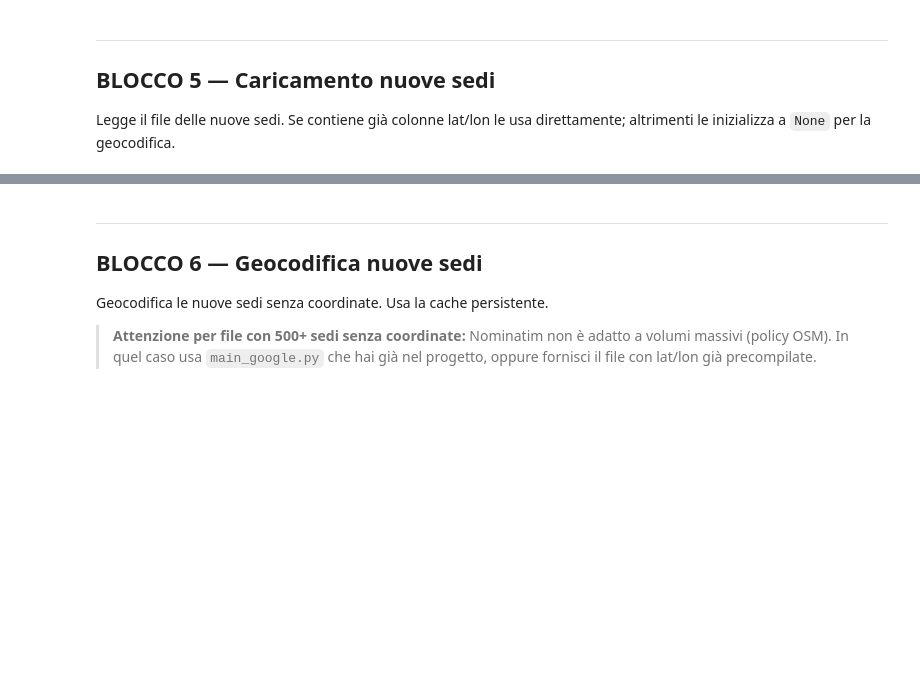
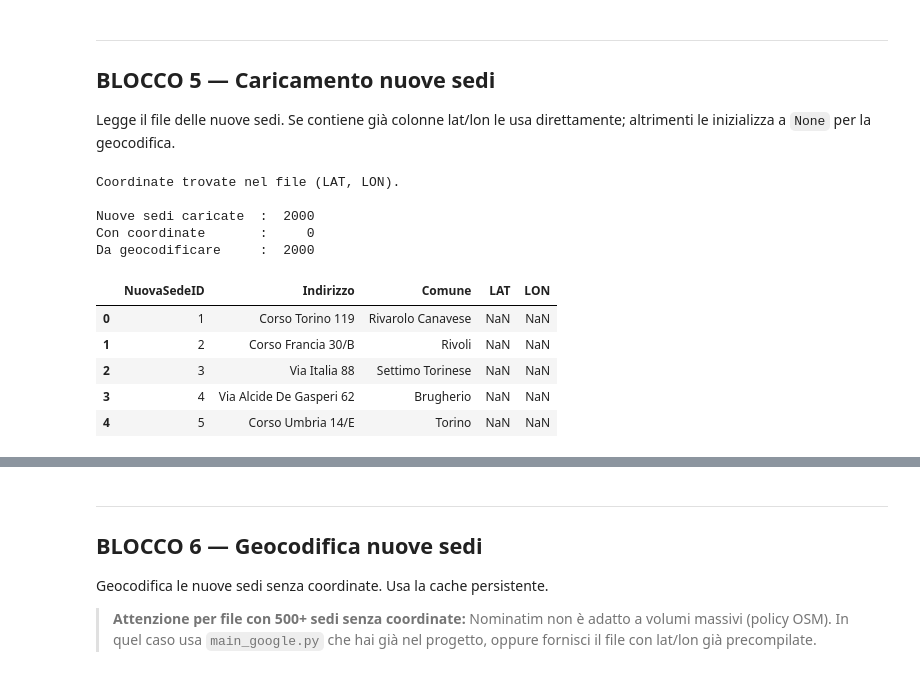
Before and after one commit to DavideOrienti99/Mappa, a Jupyter notebook: geocodifica_e_distanze.ipynb, the cells around one changed output, grey strips where cells are left out. Saved outputs shown, nothing was run; the diff lists cells and outputs as text; code cells hidden in the pictures; blank space fills up the shorter version.

```diff
--- a/geocodifica_e_distanze.ipynb
+++ b/geocodifica_e_distanze.ipynb
@@ -508,40 +508,52 @@ if not FILE_NUOVE.exists():
 try:
     df_nuove_raw = pd.read_excel(FILE_NUOVE, sheet_name=SHEET_NUOVE, dtype=str)
 except Exception:
     df_nuove_raw = pd.read_excel(FILE_NUOVE, sheet_name=0, dtype=str)
     print(f"Foglio '{SHEET_NUOVE}' non trovato, usato il primo foglio.")
 
 df_nuove_raw = normalize_df(df_nuove_raw)
 
 # Verifica colonne minime
 col_mancanti = [c for c in COLONNE_NUOVE if c not in df_nuove_raw.columns]
 if col_mancanti:
     print(f"Colonne mancanti: {col_mancanti}")
     print(f"Colonne disponibili: {list(df_nuove_raw.columns)}")
 
 # Gestione coordinate già presenti (vari nomi possibili)
-_lat_aliases = ["Latitudine", "LAT", "lat", "latitude"]
-_lon_aliases = ["Longitudine", "LON", "lon", "longitude"]
+_lat_aliases = ["LAT","Latitudine", "lat", "latitude"]
+_lon_aliases = ["LON","Longitudine", "lon", "longitude"]
 col_lat_n = next((c for c in _lat_aliases if c in df_nuove_raw.columns), None)
 col_lon_n = next((c for c in _lon_aliases if c in df_nuove_raw.columns), None)
 
 if col_lat_n and col_lon_n:
-    df_nuove_raw["Latitudine"]  = pd.to_numeric(df_nuove_raw[col_lat_n],  errors="coerce")
-    df_nuove_raw["Longitudine"] = pd.to_numeric(df_nuove_raw[col_lon_n], errors="coerce")
-    if col_lat_n != "Latitudine":
+    df_nuove_raw["LAT"]  = pd.to_numeric(df_nuove_raw[col_lat_n],  errors="coerce")
+    df_nuove_raw["LON"] = pd.to_numeric(df_nuove_raw[col_lon_n], errors="coerce")
+    if col_lat_n != "LAT":
         df_nuove_raw.drop(columns=[col_lat_n, col_lon_n], errors="ignore", inplace=True)
     print(f"Coordinate trovate nel file ({col_lat_n}, {col_lon_n}).")
 else:
-    df_nuove_raw["Latitudine"]  = None
-    df_nuove_raw["Longitudine"] = None
+    df_nuove_raw["LAT"]  = None
+    df_nuove_raw["LON"] = None
     print("Coordinate non presenti. Verranno geocodificate nel Blocco 6.")
 
 df_nuove_raw.insert(0, "NuovaSedeID", range(1, len(df_nuove_raw) + 1))
 df_nuove_raw["TipoPunto"]         = "Nuovo"
 df_nuove_raw["OrigineCoordinate"] = None
 df_nuove = df_nuove_raw.copy()
 
 print(f"\nNuove sedi caricate  : {len(df_nuove):>5}")
-print(f"Con coordinate       : {df_nuove['Latitudine'].notna().sum():>5}")
-print(f"Da geocodificare     : {df_nuove['Latitudine'].isna().sum():>5}")
-df_nuove[["NuovaSedeID","Indirizzo","Comune","Latitudine","Longitudine"]].head(5)
+print(f"Con coordinate       : {df_nuove['LAT'].notna().sum():>5}")
+print(f"Da geocodificare     : {df_nuove['LON'].isna().sum():>5}")
+df_nuove[["NuovaSedeID","Indirizzo","Comune","LAT","LON"]].head(5)
+# %% [output]
+Coordinate trovate nel file (LAT, LON).
+
+Nuove sedi caricate  :  2000
+Con coordinate       :     0
+Da geocodificare     :  2000
+|  | NuovaSedeID | Indirizzo | Comune | LAT | LON |
+| 0 | 1 | Corso Torino 119 | Rivarolo Canavese | NaN | NaN |
+| 1 | 2 | Corso Francia 30/B | Rivoli | NaN | NaN |
+| 2 | 3 | Via Italia 88 | Settimo Torinese | NaN | NaN |
+| 3 | 4 | Via Alcide De Gasperi 62 | Brugherio | NaN | NaN |
+| 4 | 5 | Corso Umbria 14/E | Torino | NaN | NaN |
```
Also changed, not shown: parts of 7 cells of this notebook, 7 other files.
